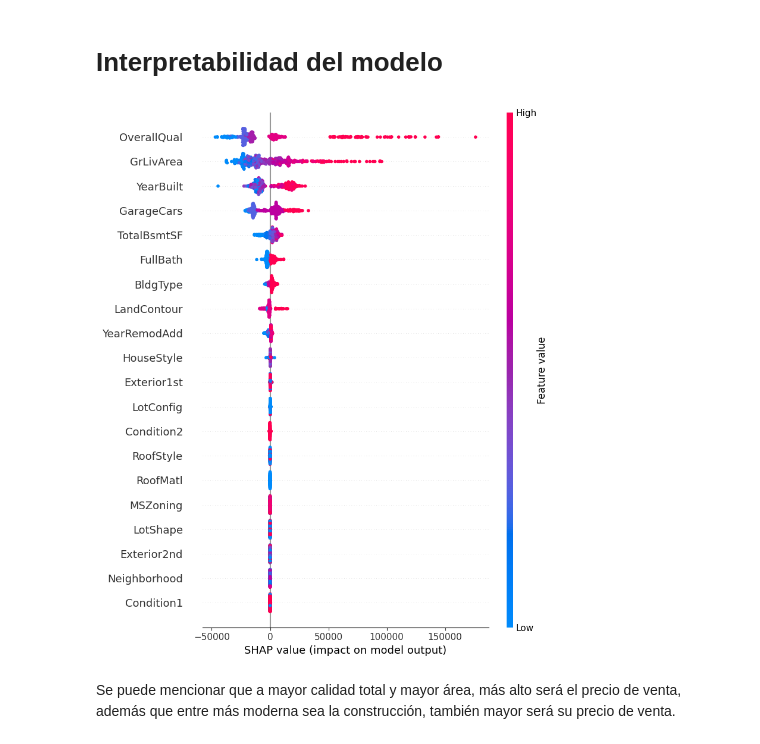
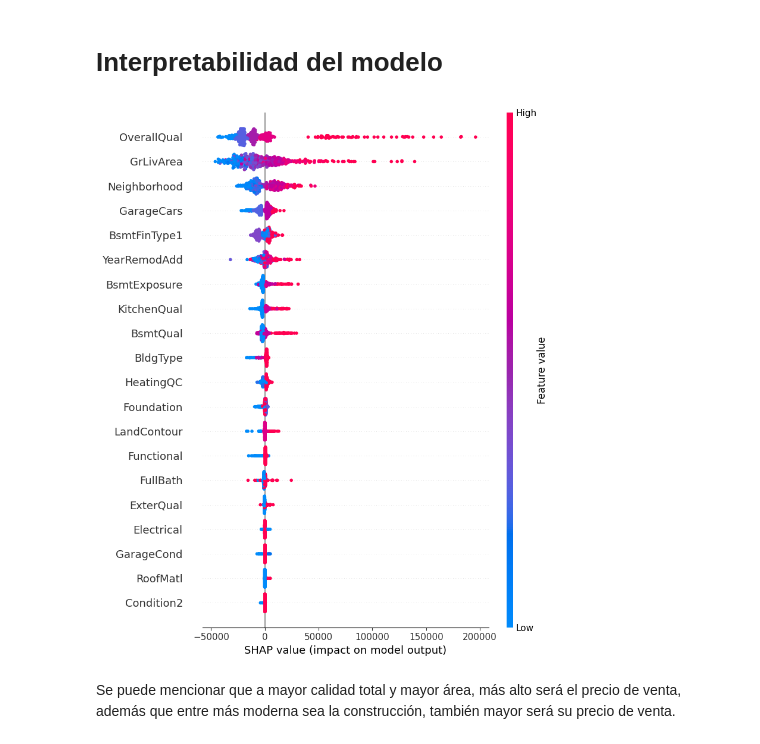
Before and after one commit to faberrocalv/curso-machine-learning-udem, a Jupyter notebook: talleres/regresion_lineal.ipynb, the cells around one changed output. Drawn from its saved outputs; the diff is of its cells as text; code cells hidden in the pictures.

Commit message:
Ajuste error modelo

```diff
--- a/talleres/regresion_lineal.ipynb
+++ b/talleres/regresion_lineal.ipynb
@@ -789,7 +788,7 @@ sfs = SequentialFeatureSelector(
     modelo_sfs,
     n_features_to_select='auto',
     direction='forward',
-    scoring='neg_mean_absolute_error',
+    scoring='neg_root_mean_squared_error',
     cv=5,
     n_jobs=-1
 )
@@ -868,6 +867,6 @@ vif
 No hay predictores que muestren una correlación lineal muy alta ni inflación de varianza (VIF > 5)
 # %%
 # Se entrena el modelo Random Forest con las variables seleccionadas
-modelo_seleccionado = RandomForestRegressor(random_state=42, n_jobs=-1)
+modelo_seleccionado = XGBRegressor(random_state=42, n_jobs=-1, eval_metric='mape')
 modelo_seleccionado.fit(X_train[variables_seleccionadas], y_train)
 # %% [output]
@@ -970,10 +982,10 @@ De acuerdo al test realizado, dado que el valor p < 0.05, hay evidencia suficien
 # Interpretabilidad del modelo
 # %%
 explainer = shap.Explainer(modelo_seleccionado)
-shap_values = explainer.shap_values(X_test)
+shap_values = explainer.shap_values(X_test[variables_seleccionadas])
 # %%
-shap.summary_plot(shap_values, X_test)
+shap.summary_plot(shap_values, X_test[variables_seleccionadas])
 # %% [output]
-[figure, old version]
+[figure, new version]
 # %% [markdown]
 Se puede mencionar que a mayor calidad total y mayor área, más alto será el precio de venta, además que entre más moderna sea la construcción, también mayor será su precio de venta.
```
Also changed, not shown: parts of 13 cells of this notebook.
